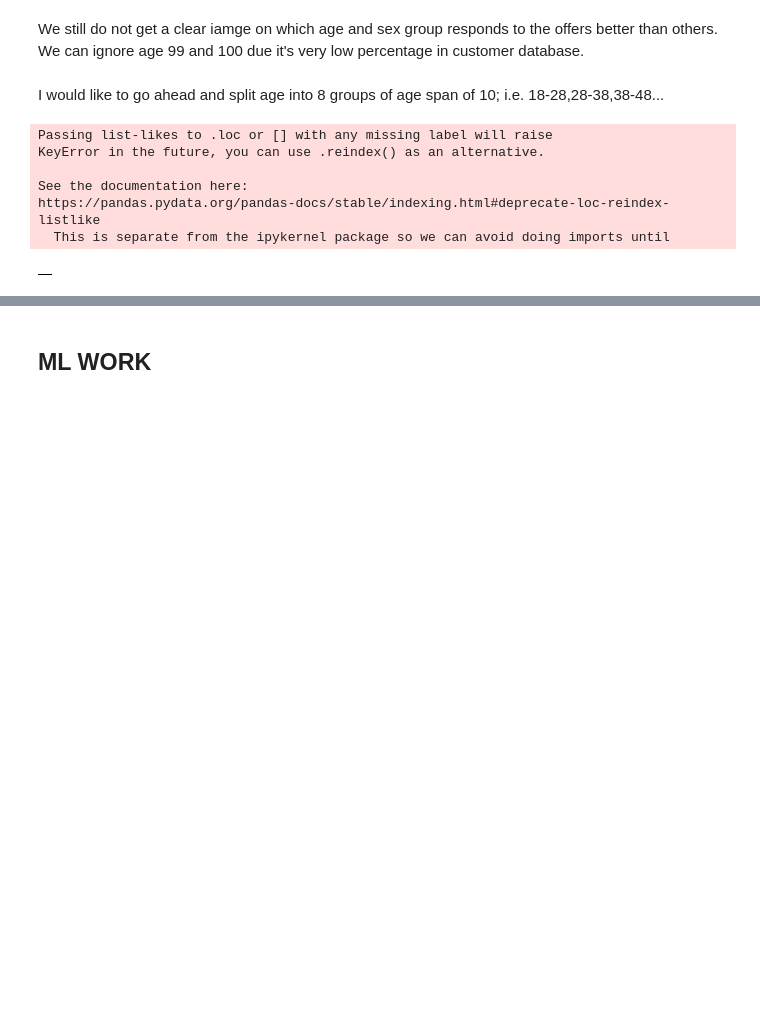
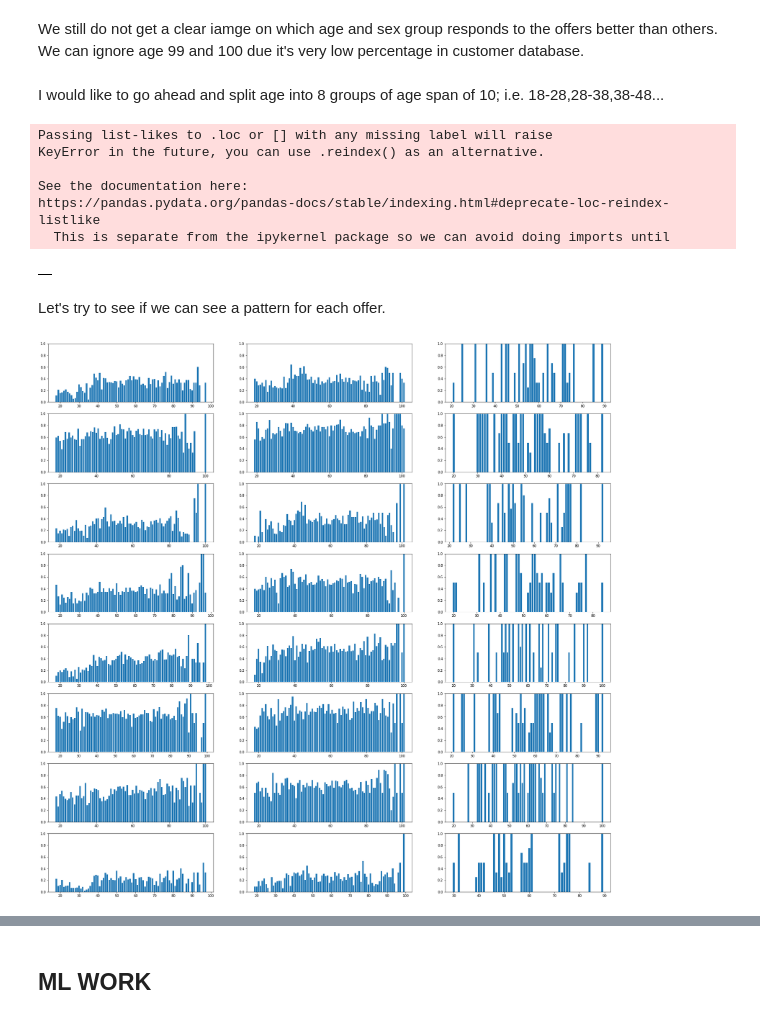
Before and after one commit to onurkapucu/Starbucks_Capstone, a Jupyter notebook: Starbucks_Capstone_notebook.ipynb, the cells around one changed output, grey strips where cells are left out. Cells and saved outputs as stored; diff of their text form; code cells hidden in the pictures; blank space fills up the shorter version.

Commit message:
by offer plots

```diff
--- a/Starbucks_Capstone_notebook.ipynb
+++ b/Starbucks_Capstone_notebook.ipynb
@@ -682,0 +686,25 @@ plt.bar(received_demog_total['O'].keys(),received_demog_total['O'].values,bottom
+# %% [markdown]
+Let's try to see if we can see a pattern for each offer.
+# %%
+intent_demog_total_by_offer = intentional_completes_df.groupby(by=['user_gender','user_age','offer_id'])['user_id'].nunique().unstack()
+received_demog_total_by_offer = transcript_received.merge(profile_clean,on=['user_id'],how='left').groupby(
+    by=['user_gender','user_age','offer_id'])['user_id'].nunique().unstack()
+
+i=0
+plt.figure(figsize=(30,30))
+for offer in completed_offer_ids:
+    i = i+1
+    ax = plt.subplot(plt.subplot(8, 3, i))
+    plt.ylim(0,1)
+    temp = intent_demog_total_by_offer[offer].transpose()/received_demog_total_by_offer[offer].transpose()
+    ax=plt.bar(temp['M'].keys(),temp['M'].values)
+    i = i+1
+    ax = plt.subplot(plt.subplot(8, 3, i))
+    plt.ylim(0,1)
+    ax=plt.bar(temp['F'].keys(),temp['F'].values)
+    i = i+1
+    ax = plt.subplot(plt.subplot(8, 3, i))
+    plt.ylim(0,1)
+    ax=plt.bar(temp['O'].keys(),temp['O'].values)
+# %% [output]
+[figure, added]
```
Also changed, not shown: parts of 14 cells of this notebook.
